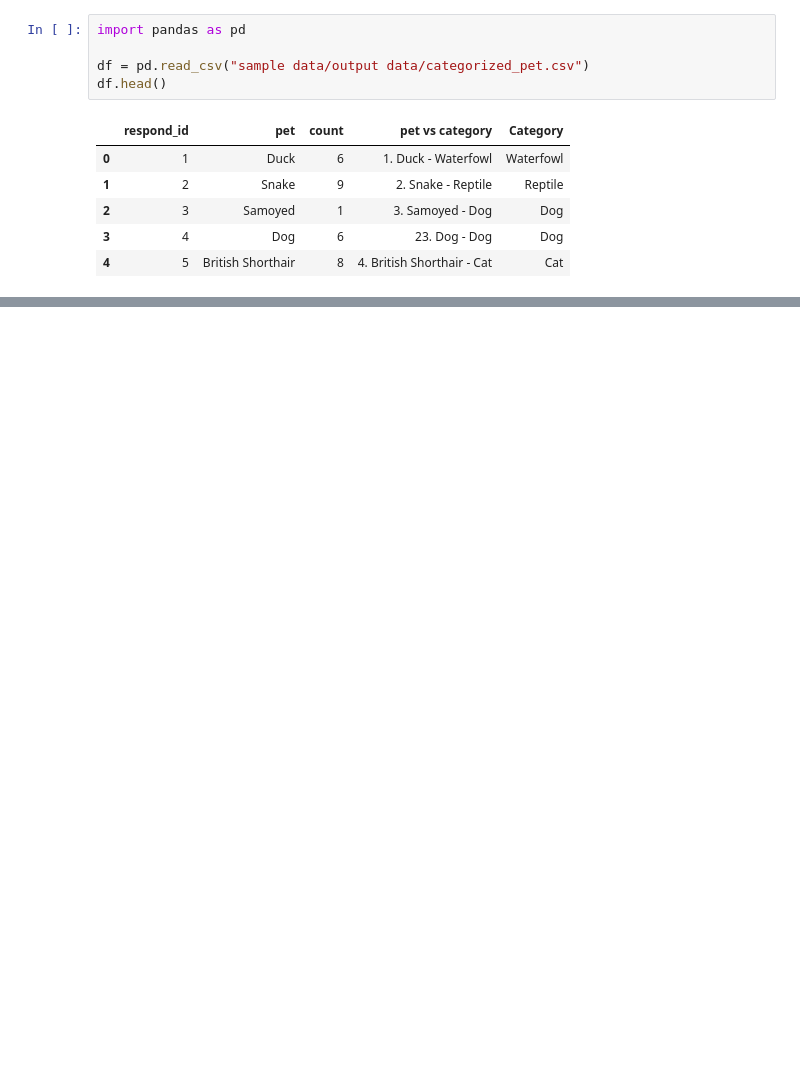
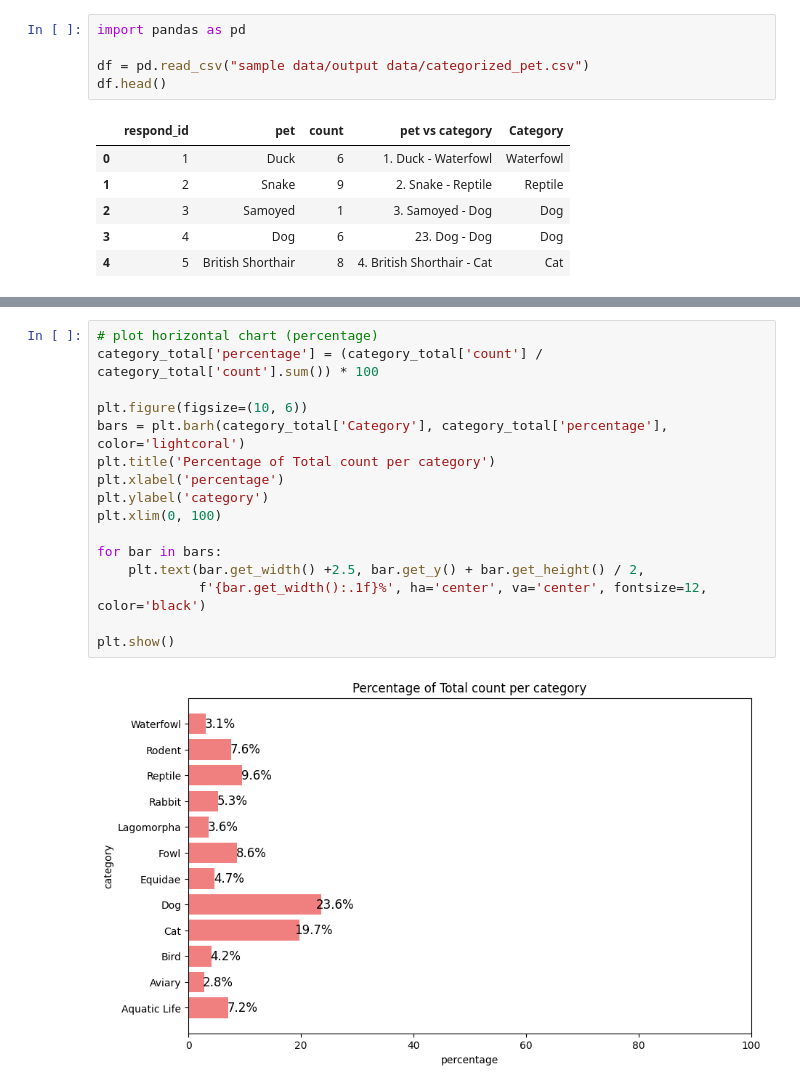
Before and after one commit to Weijia-Wang341/Ollama_Categorizing_Pets, a Jupyter notebook: Count&Visualization.ipynb, the cells around one changed output, grey strips where cells are left out. Saved outputs shown, nothing was run; the diff lists cells and outputs as text; blank space fills up the shorter version.

```diff
--- a/Count&Visualization.ipynb
+++ b/Count&Visualization.ipynb
@@ -12,0 +46,18 @@ df.head()
+# %%
+# plot horizontal chart (percentage)
+category_total['percentage'] = (category_total['count'] / category_total['count'].sum()) * 100
+
+plt.figure(figsize=(10, 6))
+bars = plt.barh(category_total['Category'], category_total['percentage'], color='lightcoral')
+plt.title('Percentage of Total count per category')
+plt.xlabel('percentage')
+plt.ylabel('category')
+plt.xlim(0, 100)
+
+for bar in bars:
+    plt.text(bar.get_width() +2.5, bar.get_y() + bar.get_height() / 2,
+             f'{bar.get_width():.1f}%', ha='center', va='center', fontsize=12, color='black')
+
+plt.show()
+# %% [output]
+[figure, added]
```
Also changed, not shown: parts of 2 cells of this notebook, 1 other file.
